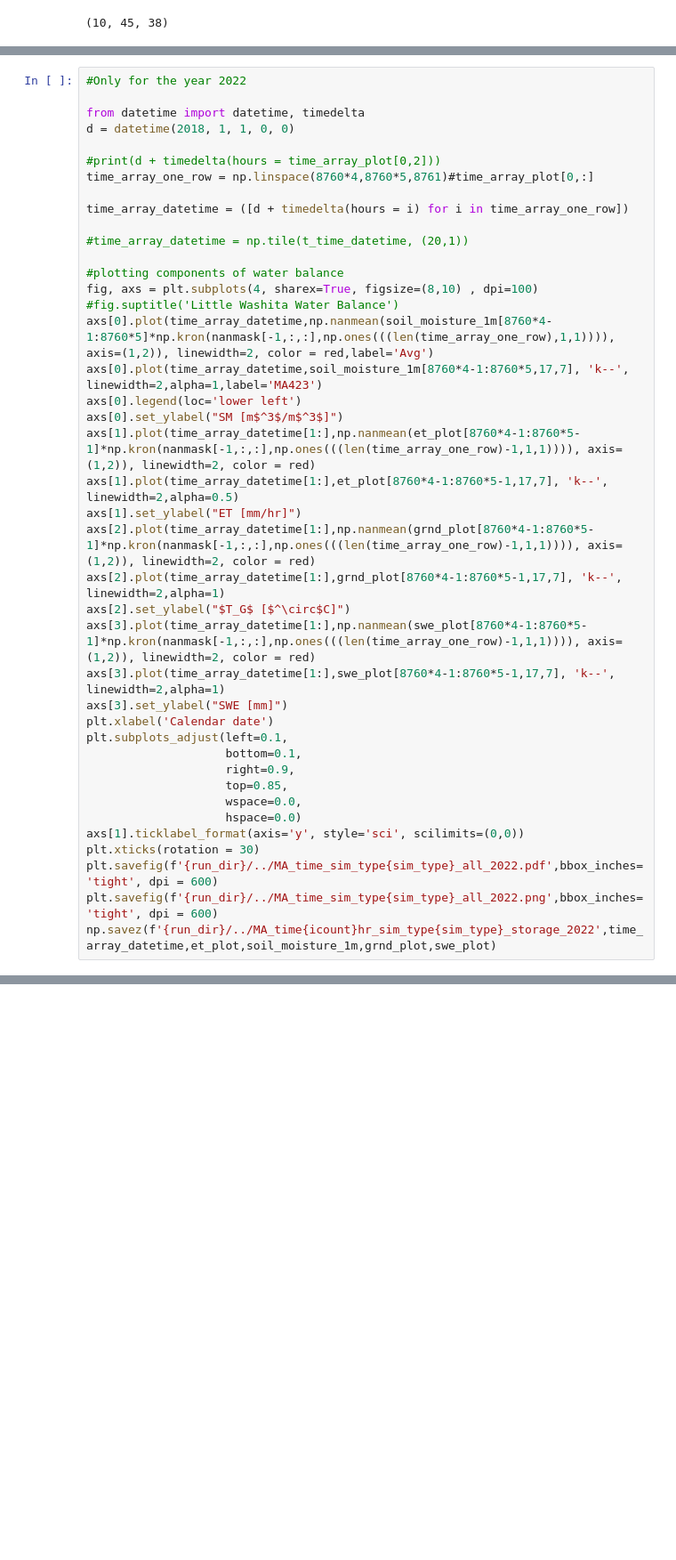
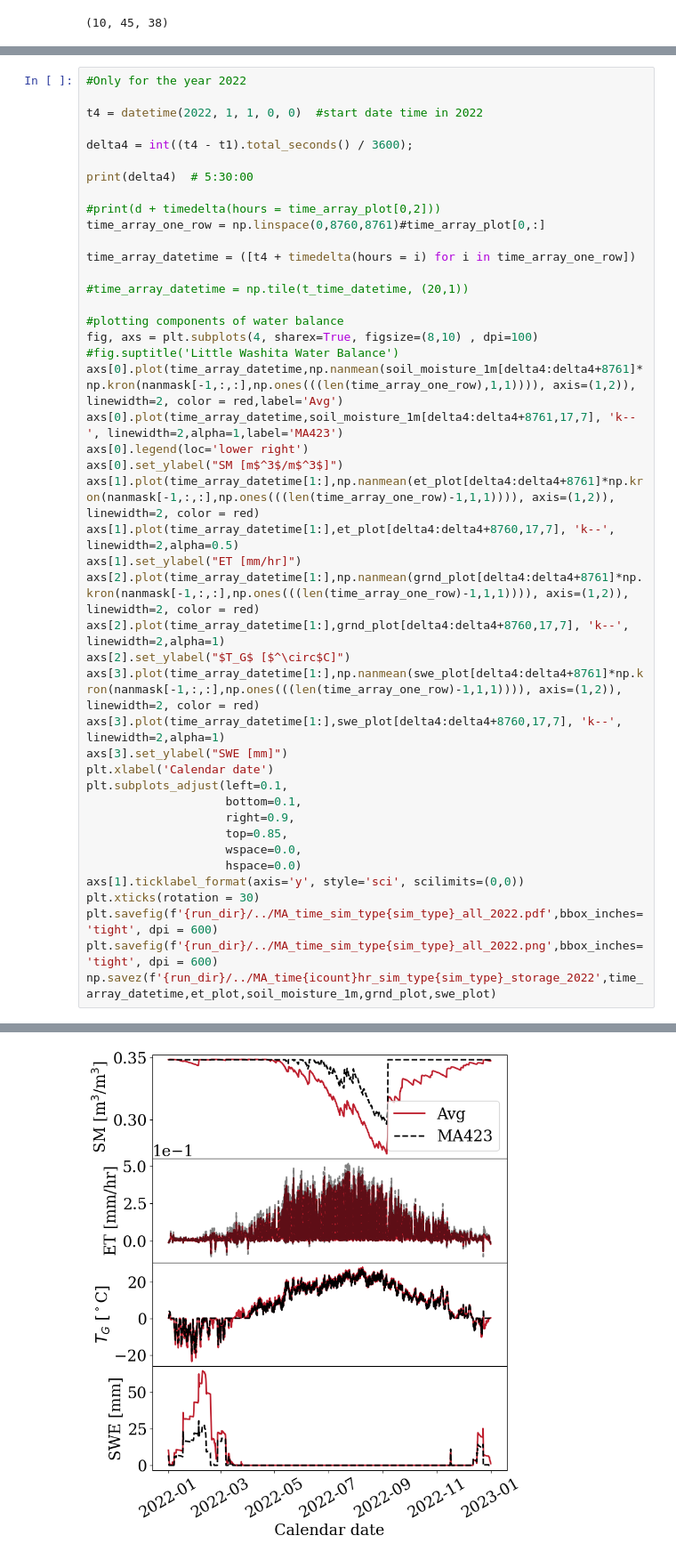
Before and after one commit to mashadab/ParFlow-project, a Jupyter notebook: Andreas/Simulation_Analysis_conus_subset_Harvard_forest.ipynb, the cells around one changed output, grey strips where cells are left out. Shown at 89% size. Saved outputs shown, nothing was run; the diff lists cells and outputs as text; blank space fills up the shorter version.

```diff
--- a/Andreas/Simulation_Analysis_conus_subset_Harvard_forest.ipynb
+++ b/Andreas/Simulation_Analysis_conus_subset_Harvard_forest.ipynb
@@ -612,31 +787,34 @@ np.shape(soil_moisture_1m)[1]*np.shape(soil_moisture_1m)[2]
 # %%
 #Only for the year 2022
 
-from datetime import datetime, timedelta
-d = datetime(2018, 1, 1, 0, 0)
+t4 = datetime(2022, 1, 1, 0, 0)  #start date time in 2022
+
+delta4 = int((t4 - t1).total_seconds() / 3600);
+
+print(delta4)  # 5:30:00
 
 #print(d + timedelta(hours = time_array_plot[0,2]))
-time_array_one_row = np.linspace(8760*4,8760*5,8761)#time_array_plot[0,:]
+time_array_one_row = np.linspace(0,8760,8761)#time_array_plot[0,:]
 
-time_array_datetime = ([d + timedelta(hours = i) for i in time_array_one_row])
+time_array_datetime = ([t4 + timedelta(hours = i) for i in time_array_one_row])
 
 #time_array_datetime = np.tile(t_time_datetime, (20,1))
 
 #plotting components of water balance
 fig, axs = plt.subplots(4, sharex=True, figsize=(8,10) , dpi=100)
 #fig.suptitle('Little Washita Water Balance')
-axs[0].plot(time_array_datetime,np.nanmean(soil_moisture_1m[8760*4-1:8760*5]*np.kron(nanmask[-1,:,:],np.ones(((len(time_array_one_row),1,1)))), axis=(1,2)), linewidth=2, color = red,label='Avg')
-axs[0].plot(time_array_datetime,soil_moisture_1m[8760*4-1:8760*5,17,7], 'k--', linewidth=2,alpha=1,label='MA423')
-axs[0].legend(loc='lower left')
+axs[0].plot(time_array_datetime,np.nanmean(soil_moisture_1m[delta4:delta4+8761]*np.kron(nanmask[-1,:,:],np.ones(((len(time_array_one_row),1,1)))), axis=(1,2)), linewidth=2, color = red,label='Avg')
+axs[0].plot(time_array_datetime,soil_moisture_1m[delta4:delta4+8761,17,7], 'k--', linewidth=2,alpha=1,label='MA423')
+axs[0].legend(loc='lower right')
 axs[0].set_ylabel("SM [m$^3$/m$^3$]")
-axs[1].plot(time_array_datetime[1:],np.nanmean(et_plot[8760*4-1:8760*5-1]*np.kron(nanmask[-1,:,:],np.ones(((len(time_array_one_row)-1,1,1)))), axis=(1,2)), linewidth=2, color = red)
-axs[1].plot(time_array_datetime[1:],et_plot[8760*4-1:8760*5-1,17,7], 'k--', linewidth=2,alpha=0.5)
+axs[1].plot(time_array_datetime[1:],np.nanmean(et_plot[delta4:delta4+8761]*np.kron(nanmask[-1,:,:],np.ones(((len(time_array_one_row)-1,1,1)))), axis=(1,2)), linewidth=2, color = red)
+axs[1].plot(time_array_datetime[1:],et_plot[delta4:delta4+8760,17,7], 'k--', linewidth=2,alpha=0.5)
 axs[1].set_ylabel("ET [mm/hr]")
-axs[2].plot(time_array_datetime[1:],np.nanmean(grnd_plot[8760*4-1:8760*5-1]*np.kron(nanmask[-1,:,:],np.ones(((len(time_array_one_row)-1,1,1)))), axis=(1,2)), linewidth=2, color = red)
-axs[2].plot(time_array_datetime[1:],grnd_plot[8760*4-1:8760*5-1,17,7], 'k--', linewidth=2,alpha=1)
+axs[2].plot(time_array_datetime[1:],np.nanmean(grnd_plot[delta4:delta4+8761]*np.kron(nanmask[-1,:,:],np.ones(((len(time_array_one_row)-1,1,1)))), axis=(1,2)), linewidth=2, color = red)
+axs[2].plot(time_array_datetime[1:],grnd_plot[delta4:delta4+8760,17,7], 'k--', linewidth=2,alpha=1)
 axs[2].set_ylabel("$T_G$ [$^\circ$C]")
-axs[3].plot(time_array_datetime[1:],np.nanmean(swe_plot[8760*4-1:8760*5-1]*np.kron(nanmask[-1,:,:],np.ones(((len(time_array_one_row)-1,1,1)))), axis=(1,2)), linewidth=2, color = red)
-axs[3].plot(time_array_datetime[1:],swe_plot[8760*4-1:8760*5-1,17,7], 'k--', linewidth=2,alpha=1)
+axs[3].plot(time_array_datetime[1:],np.nanmean(swe_plot[delta4:delta4+8761]*np.kron(nanmask[-1,:,:],np.ones(((len(time_array_one_row)-1,1,1)))), axis=(1,2)), linewidth=2, color = red)
+axs[3].plot(time_array_datetime[1:],swe_plot[delta4:delta4+8760,17,7], 'k--', linewidth=2,alpha=1)
 axs[3].set_ylabel("SWE [mm]")
 plt.xlabel('Calendar date')
 plt.subplots_adjust(left=0.1,
@@ -650,3 +828,4 @@ plt.xticks(rotation = 30)
 plt.savefig(f'{run_dir}/../MA_time_sim_type{sim_type}_all_2022.pdf',bbox_inches='tight', dpi = 600)
 plt.savefig(f'{run_dir}/../MA_time_sim_type{sim_type}_all_2022.png',bbox_inches='tight', dpi = 600)
 np.savez(f'{run_dir}/../MA_time{icount}hr_sim_type{sim_type}_storage_2022',time_array_datetime,et_plot,soil_moisture_1m,grnd_plot,swe_plot)
+# %% [output]
@@ -653,3 +833,4 @@ np.savez(f'{run_dir}/../MA_time{icount}hr_sim_type{sim_type}_storage_2022',time_
+[figure, added]
 # %%
 #Only for specific time in 2022: 24th April to 3rd October
 
```
Also changed, not shown: parts of 30 cells of this notebook, 3 other files.
